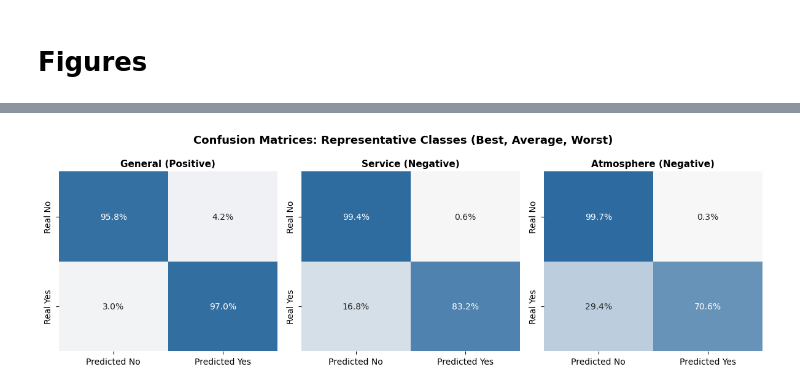
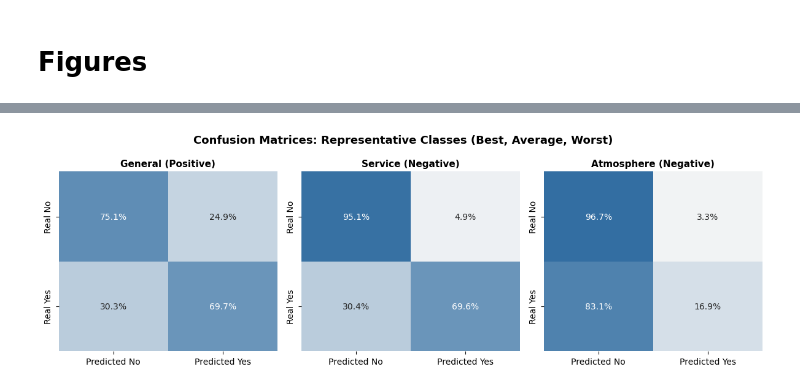
Before and after one commit to zmosDS/google_review_insights, a Jupyter notebook: notebooks/06b_model_roberta_eval.ipynb, the cells around one changed output, grey strips where cells are left out. Saved outputs shown, nothing was run; the diff lists cells and outputs as text; code cells hidden in the pictures.

```diff
--- a/notebooks/06b_model_roberta_eval.ipynb
+++ b/notebooks/06b_model_roberta_eval.ipynb
@@ -147,16 +147,16 @@ with torch.no_grad():
         preds = (torch.sigmoid(logits) > 0.5).cpu().numpy()
         all_preds.append(preds)
 
-y_pred = np.vstack(all_preds)
-y_true = df_val[aspect_cols].values
+y_pred_val = np.vstack(all_preds)
+y_true_val = df_val[aspect_cols].values
 
 print("RoBERTa-base (100k Sample) - Validation Set (Manual Labels)")
 print()
-print(f"F1 Score (weighted): {f1_score(y_true, y_pred, average='weighted', zero_division=0):.4f}")
-print(f"F1 Score (macro):    {f1_score(y_true, y_pred, average='macro', zero_division=0):.4f}")
+print(f"F1 Score (weighted): {f1_score(y_true_val, y_pred_val, average='weighted', zero_division=0):.4f}")
+print(f"F1 Score (macro):    {f1_score(y_true_val, y_pred_val, average='macro', zero_division=0):.4f}")
 print()
 print("Classification Report:")
-print(classification_report(y_true, y_pred, target_names=aspect_cols, zero_division=0))
+print(classification_report(y_true_val, y_pred_val, target_names=aspect_cols, zero_division=0))
 # %% [output]
 RoBERTa-base (100k Sample) - Validation Set (Manual Labels)
 
@@ -178,23 +185,2 @@ product_quality_negative       0.55      0.56      0.56       475
 # %% [markdown]
 # Figures
-# %%
-# Figure 5 — RoBERTa Aspect F1 by Sentiment (100k Best Run)
-aspects = ['product\nquality', 'service', 'wait\ntime', 'price\nvalue', 'clean', 'atmosphere', 'general']
-pos_f1  = [0.96, 0.96, 0.92, 0.93, 0.93, 0.94, 0.97]
-neg_f1  = [0.81, 0.87, 0.82, 0.78, 0.81, 0.77, 0.75]
-
-fig, ax = plt.subplots(figsize=(10, 5))
-x = np.arange(len(aspects))
-width = 0.35
-ax.bar(x - width/2, pos_f1, width, label='Positive', color='#2ecc71', edgecolor='white', linewidth=0.5)
-ax.bar(x + width/2, neg_f1, width, label='Negative', color='#e74c3c', edgecolor='white', linewidth=0.5)
-ax.set_xticks(x)
-ax.set_xticklabels(aspects, fontsize=9)
-ax.set_ylim(0.3, 1.0)
-ax.set_title('RoBERTa: Aspect F1 by Sentiment (100k Best Run)', fontweight='bold')
-ax.set_ylabel('F1 Score')
-ax.legend()
-ax.axhline(0.7, color='gray', linestyle='--', linewidth=0.8, alpha=0.5)
-plt.tight_layout()
-plt.savefig(f'{PROJECT_ROOT}/figures/figure5_roberta_aspect_f1.png', dpi=150, bbox_inches='tight')
-plt.show()
@@ -203,36 +187,32 @@ plt.show()
 # %%
 # Figure 6
 # RoBERTa Confusion Matrices
 
+# Compute on validation set
+mcm = multilabel_confusion_matrix(y_true_val, y_pred_val)
+
 cmap = LinearSegmentedColormap.from_list('custom', ['#f7f7f7', '#2d6a9f'])
-
 selected = ['general_positive', 'service_negative', 'atmosphere_negative']
 titles   = ['General (Positive)', 'Service (Negative)', 'Atmosphere (Negative)']
-
-# You'll need mcm from multilabel_confusion_matrix on your RoBERTa predictions
-mcm = multilabel_confusion_matrix(y_true, y_pred)
 
 selected_idx = [aspect_cols.index(s) for s in selected]
 
 fig, axes = plt.subplots(1, 3, figsize=(12, 4))
-
 for ax, idx, title in zip(axes, selected_idx, titles):
     tn, fp, fn, tp = mcm[idx].ravel()
     cm_data = np.array([[tn, fp], [fn, tp]])
     cm_pct = cm_data / cm_data.sum(axis=1, keepdims=True) * 100
-
     sns.heatmap(cm_pct, annot=True, fmt='.1f', ax=ax, cmap=cmap,
                 xticklabels=['Predicted No', 'Predicted Yes'],
                 yticklabels=['Real No', 'Real Yes'],
                 cbar=False, vmin=0, vmax=100)
     ax.set_title(title, fontsize=11, fontweight='bold')
-
     for text in ax.texts:
         text.set_text(text.get_text() + '%')
 
 plt.suptitle('Confusion Matrices: Representative Classes (Best, Average, Worst)', fontsize=13, fontweight='bold')
 plt.tight_layout()
-plt.savefig(f'{PROJECT_ROOT}/figures/figure6_roberta_confusion.png', dpi=150, bbox_inches='tight')
+plt.savefig('../figures/figure6_roberta_confusion.png', dpi=150, bbox_inches='tight')
 plt.show()
 # %% [output]
-[figure, old version]
+[figure, new version]
```
Also changed, not shown: parts of 6 cells of this notebook, 5 other files.
